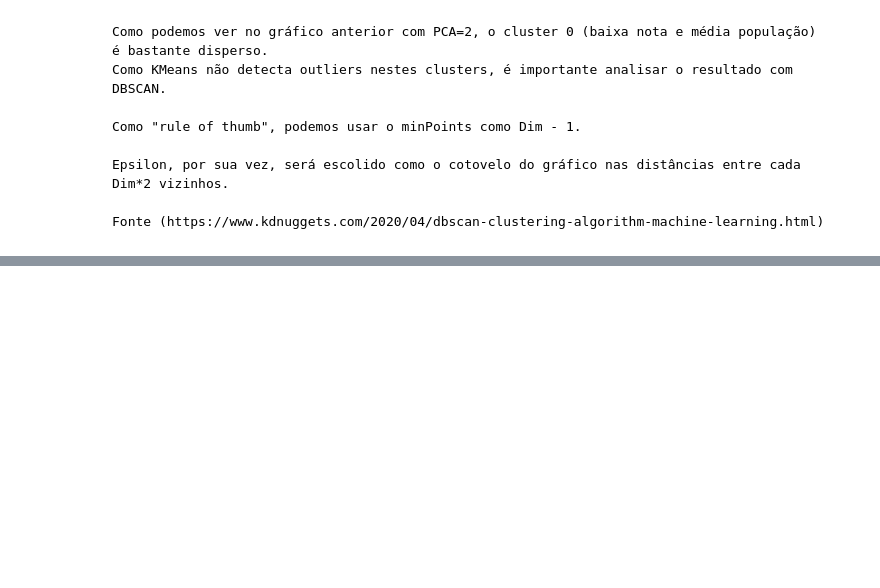
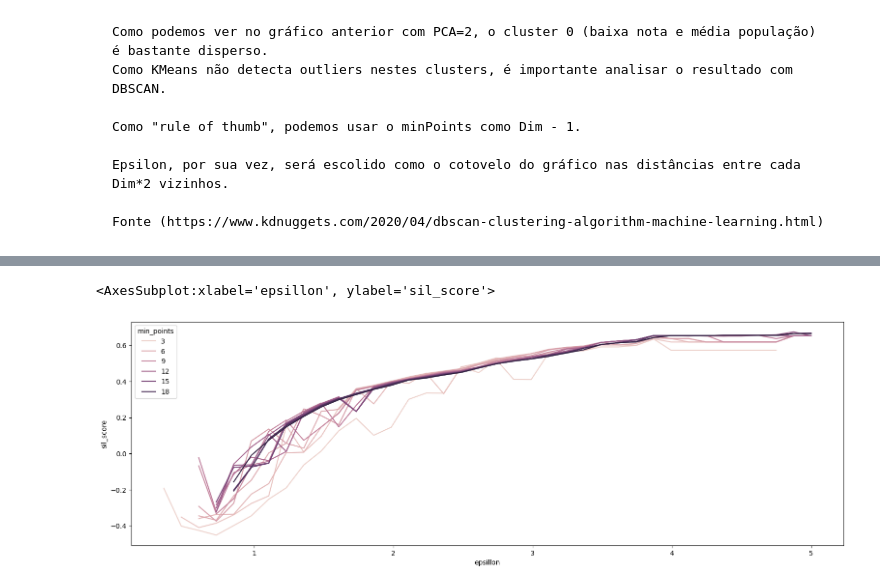
Before and after one commit to jpgmendes/education_clustering, a Jupyter notebook: Educacao_v1.ipynb, the cells around one changed output, grey strips where cells are left out. Drawn from its saved outputs; the diff is of its cells as text; code cells hidden in the pictures; blank space fills up the shorter version.

```diff
--- a/Educacao_v1.ipynb
+++ b/Educacao_v1.ipynb
@@ -361,0 +382,19 @@ sns.scatterplot(data=pca_df[pca_df['cluster_db']!=-1],
+# %%
+%%time
+
+min_points = np.floor(np.linspace(3, 2*Dim, 15))
+epsillon = np.linspace(0.1, 5, 40)
+sil_scores_db = {}
+
+for point in min_points:
+    for eps in epsillon:
+
+        try:
+
+            db = DBSCAN(eps=eps, min_samples=point).fit(X)
+            sil_scores_db[(point, eps)] = silhouette_score(X, db.labels_)
+
+        except:
+        # Em alguns casos há erro no cálculo de silhueta (1 cluster e nenhum outlier, impossibilitando cálculo)
+
+            sil_scores_db[(point, eps)] = np.nan
@@ -361,0 +404,10 @@ sns.scatterplot(data=pca_df[pca_df['cluster_db']!=-1],
+# %%
+sil_db_df = pd.DataFrame(index=sil_scores_db.keys(),
+                         data=sil_scores_db.values()).reset_index()
+sil_db_df.columns=['min_points', 'epsillon', 'sil_score']
+# %%
+plt.figure(figsize=(19,6))
+sns.lineplot(data=sil_db_df, x='epsillon', y='sil_score', hue='min_points')
+# %% [output]
+<AxesSubplot:xlabel='epsillon', ylabel='sil_score'>
+[figure, added]
```
Also changed, not shown: parts of 22 cells of this notebook.
